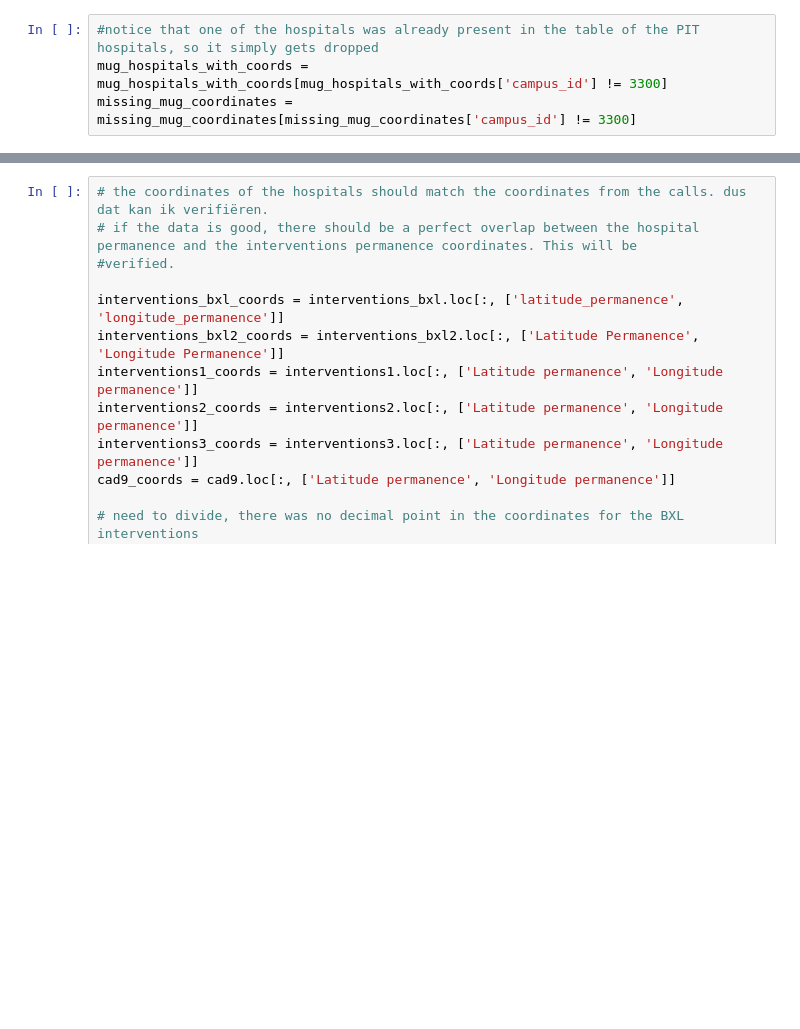
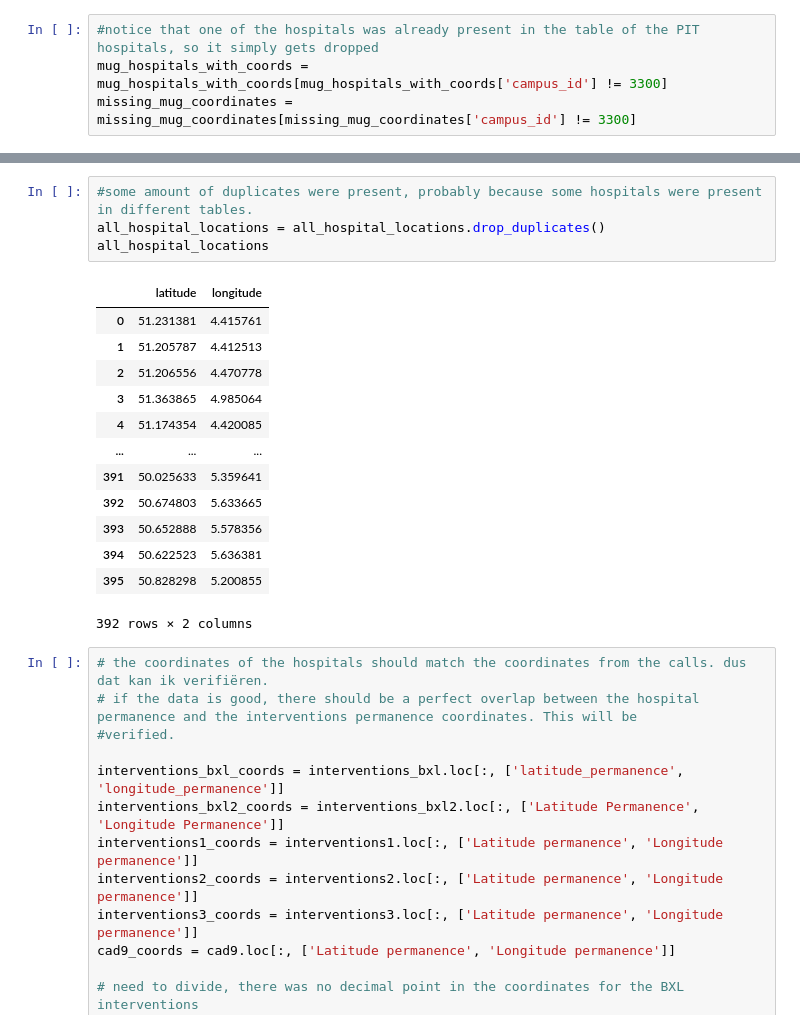
Before and after one commit to Elouan-Debels/MDAProject, a Jupyter notebook: data cleaning.ipynb, the cells around one changed output, grey strips where cells are left out. Cells and saved outputs as stored; diff of their text form; blank space fills up the shorter version.

Commit message:
hospital coordinates updated

```diff
--- a/data cleaning.ipynb
+++ b/data cleaning.ipynb
@@ -891,3 +871,21 @@ all_hospital_locations
+# %%
+#some amount of duplicates were present, probably because some hospitals were present in different tables.
+all_hospital_locations = all_hospital_locations.drop_duplicates()
+all_hospital_locations
+# %% [output]
+|  | latitude | longitude |
+| 0 | 51.231381 | 4.415761 |
+| 1 | 51.205787 | 4.412513 |
+| 2 | 51.206556 | 4.470778 |
+| 3 | 51.363865 | 4.985064 |
+| 4 | 51.174354 | 4.420085 |
+| ... | ... | ... |
+| 391 | 50.025633 | 5.359641 |
+| 392 | 50.674803 | 5.633665 |
+| 393 | 50.652888 | 5.578356 |
+| 394 | 50.622523 | 5.636381 |
+| 395 | 50.828298 | 5.200855 |
+392 rows × 2 columns
 # %%
 # the coordinates of the hospitals should match the coordinates from the calls. dus dat kan ik verifiëren.
 # if the data is good, there should be a perfect overlap between the hospital permanence and the interventions permanence coordinates. This will be
```
Also changed, not shown: parts of 10 cells of this notebook, 1 other file.
